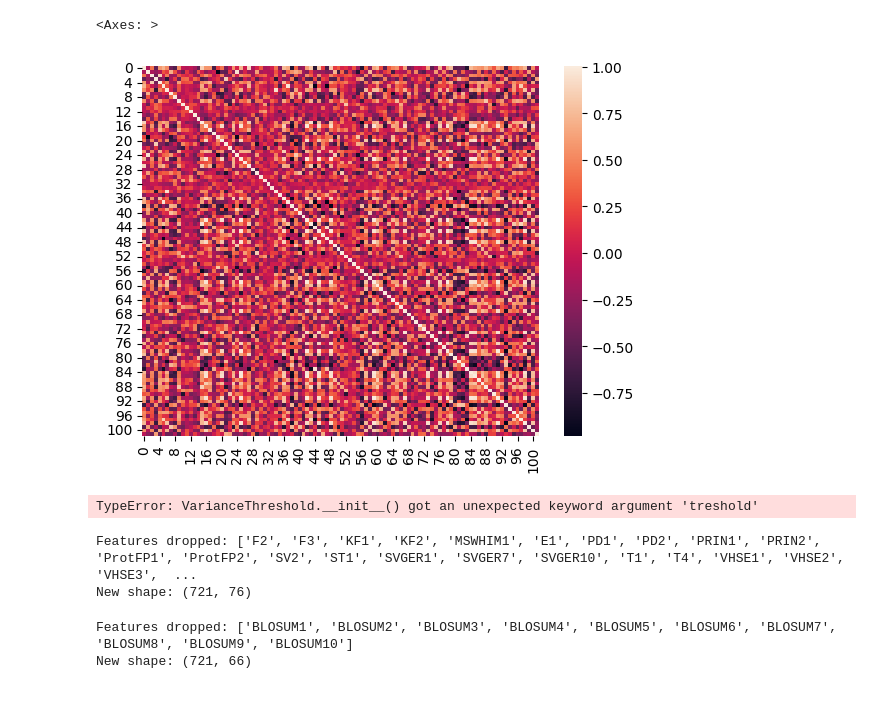
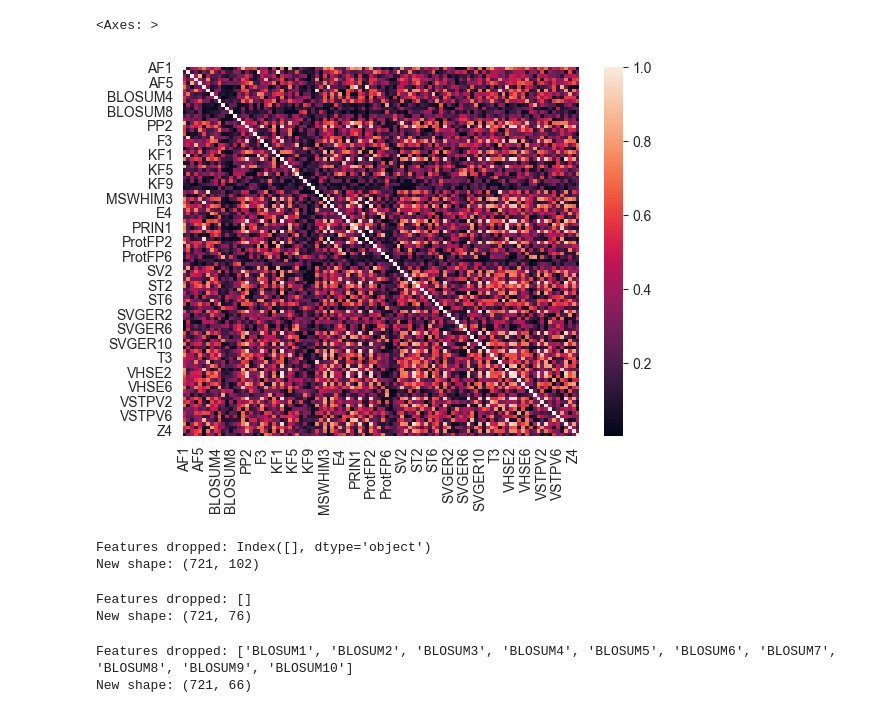
Before and after one commit to Dominule/qsAMPr, a Jupyter notebook: src/better_clustering.ipynb, the cells around one changed output. Drawn from its saved outputs; the diff is of its cells as text; code cells hidden in the pictures.

```diff
--- a/src/better_clustering.ipynb
+++ b/src/better_clustering.ipynb
@@ -2,22 +2,23 @@
 import pandas as pd
 df = pd.read_csv("../data/examples_DBAASP/descriptors_positive_staphylococcus.csv")
 # %%
-# normalizing the data
-from sklearn.preprocessing import StandardScaler
-scaler = StandardScaler()
-scaler.fit(df)
-scaled_features = scaler.transform(df)
+# normalizing the data using MinMaxScaler
+from sklearn.preprocessing import MinMaxScaler
+
+scaler = MinMaxScaler()
+scaled_features = scaler.fit_transform(df)
 df_feat = pd.DataFrame(scaled_features, columns=df.columns)
 # %%
 # variance matrix
-
 import numpy as np
 import seaborn as sns
-cov_matrix = np.cov(scaled_features.T)
-sns.heatmap(cov_matrix)
+import matplotlib.pyplot as plt
+
+corr_matrix = df_feat.corr().abs()
+sns.heatmap(corr_matrix, annot=False)
 # %% [output]
 <Axes: >
-[figure, old version]
+[figure, new version]
 # %%
 # variance treshold - remove features with zero variance
 from sklearn.feature_selection import VarianceThreshold
@@ -28,9 +29,10 @@ df_feat = df_feat[df_feat.columns[selector.get_support(indices=True)]]
 print(f"Features dropped: {df.columns[~selector.get_support()]}")
 print(f"New shape: {df_feat.shape}")
 # %% [output]
-TypeError: VarianceThreshold.__init__() got an unexpected keyword argument 'treshold'
+Features dropped: Index([], dtype='object')
+New shape: (721, 102)
 # %%
-# trash randomly one of the features with correlation > 0.9
+# trash randomly one of the features with correlation > 0.85
 corr_matrix = df_feat.corr().abs()
 upper = corr_matrix.where(np.triu(np.ones(corr_matrix.shape), k=1).astype(np.bool))
 to_drop = [column for column in upper.columns if any(upper[column] > 0.9)]
@@ -39,7 +41,7 @@ df_feat = df_feat.drop(columns=to_drop)
 print(f"Features dropped: {to_drop}")
 print(f"New shape: {df_feat.shape}")
 # %% [output]
-Features dropped: ['F2', 'F3', 'KF1', 'KF2', 'MSWHIM1', 'E1', 'PD1', 'PD2', 'PRIN1', 'PRIN2', 'ProtFP1', 'ProtFP2', 'SV2', 'ST1', 'SVGER1', 'SVGER7', 'SVGER10', 'T1', 'T4', 'VHSE1', 'VHSE2', 'VHSE3',  ...
+Features dropped: []
 New shape: (721, 76)
 # %%
 # trash all features with "BLOSUM" in the name
```
Also changed, not shown: parts of 10 cells of this notebook.
